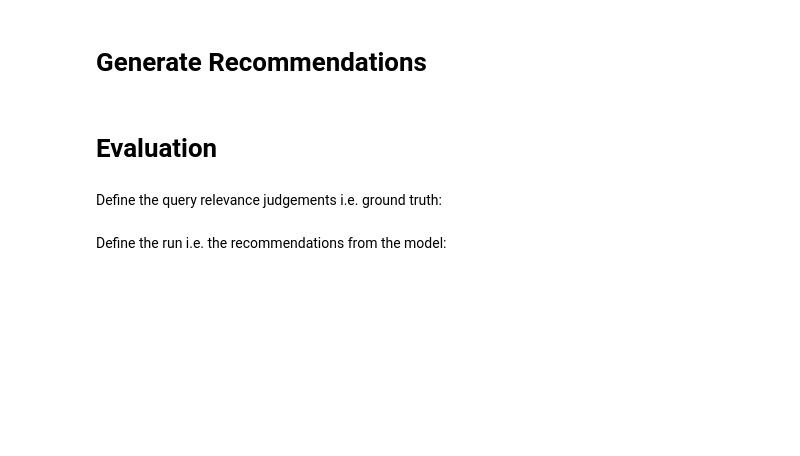
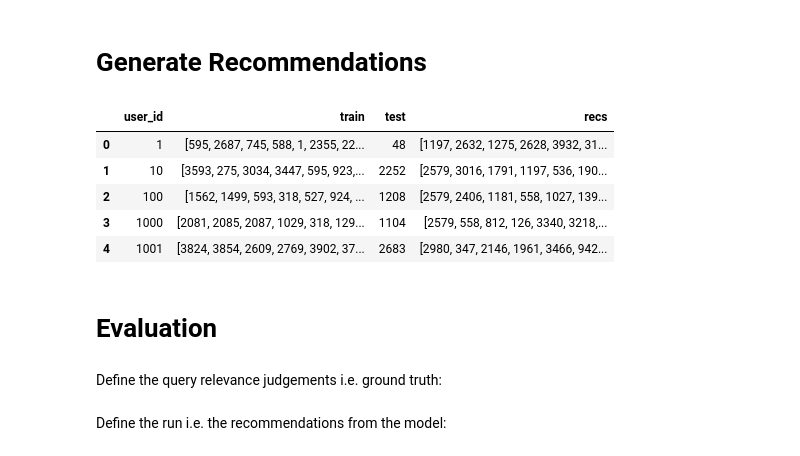
Before and after one commit to hsm207/movielens-weaviate, a Jupyter notebook: notebooks/04_eval.ipynb, the cells around one changed output. Cells and saved outputs as stored; diff of their text form; code cells hidden in the pictures; blank space fills up the shorter version.

```diff
--- a/notebooks/04_eval.ipynb
+++ b/notebooks/04_eval.ipynb
@@ -318,14 +318,20 @@ df = history[['user_id', 'train', 'test']]
 # %%
 tqdm.pandas(desc="Progress")
 
 # apply get_recommendations to each row in df
 # to get 100 recommendations
 # and assign it to the column recs
-# due to compute limitations, we only vectorize the last 10 views
 df['recs'] = df.progress_apply(lambda x: get_recommendations(
-    x['user_id'], x['train'], top_k=100, view_limit=10), axis=1)
+    x['user_id'], x['train'], top_k=100, view_limit=None), axis=1)
 
 df.head()
+# %% [output]
+|  | user_id | train | test | recs |
+| 0 | 1 | [595, 2687, 745, 588, 1, 2355, 22... | 48 | [1197, 2632, 1275, 2628, 3932, 31... |
+| 1 | 10 | [3593, 275, 3034, 3447, 595, 923,... | 2252 | [2579, 3016, 1791, 1197, 536, 190... |
+| 2 | 100 | [1562, 1499, 593, 318, 527, 924, ... | 1208 | [2579, 2406, 1181, 558, 1027, 139... |
+| 3 | 1000 | [2081, 2085, 2087, 1029, 318, 129... | 1104 | [2579, 558, 812, 126, 3340, 3218,... |
+| 4 | 1001 | [3824, 3854, 2609, 2769, 3902, 37... | 2683 | [2980, 347, 2146, 1961, 3466, 942... |
 # %% [markdown]
 # Evaluation
 # %% [markdown]
```
Also changed, not shown: parts of 4 cells of this notebook.
